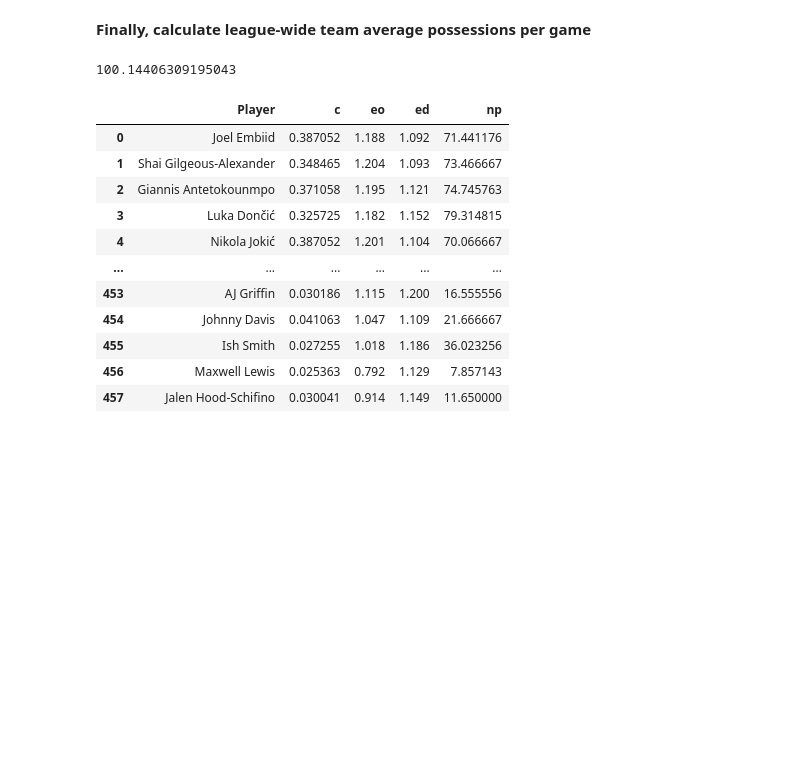
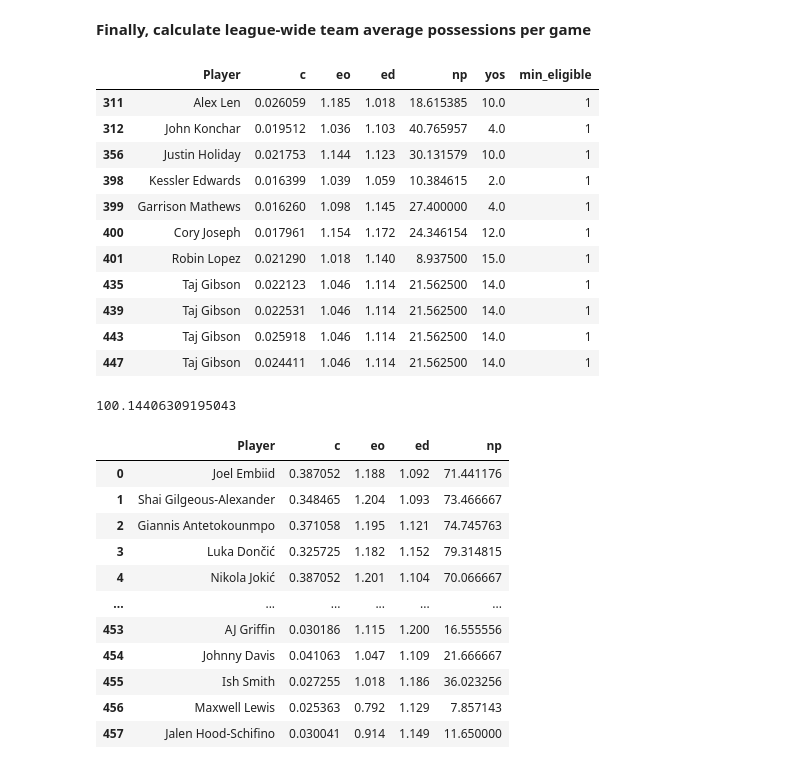
Before and after one commit to nehal-chigurupati/RosterConstruction, a Jupyter notebook: main.ipynb, the cells around one changed output. Saved outputs shown, nothing was run; the diff lists cells and outputs as text; code cells hidden in the pictures; blank space fills up the shorter version.

```diff
--- a/main.ipynb
+++ b/main.ipynb
@@ -123,0 +132,2 @@ def add_np(player_df):
+# %%
+yos = pd.read_csv("PLAYERS_YOS.csv")
@@ -124,3 +164,33 @@ def add_np(player_df):
+# %%
+min_salary_mapping = {
+    0: 953000,
+    1: 1530000,
+    2: 1710000,
+    3: 1780000,
+    4: 1840000,
+    5: 1990000,
+    6: 2150000,
+    7: 2300000,
+    8: 2460000,
+    9: 2470000,
+    10: 2720000
+}
+# %%
+def add_min_eligible(player_df, min_salary_mapping, min_salary_prop_max):
+  min_eligible = []
+  for index, row in player_df.iterrows():
+    if row["yos"] >= 10:
+      yos = 10
+    else:
+      yos = row["yos"]
+
+    if row["c"]* 136000000 <= min_salary_prop_max * min_salary_mapping[yos]:
+      min_eligible.append(1)
+    else:
+      min_eligible.append(0)
+
+  player_df["min_eligible"] = min_eligible
+  return player_df
 # %% [markdown]
 **Finally, calculate league-wide team average possessions per game**
 # %%
@@ -132,4 +202,6 @@ def calculate_league_poss_per_game(fname="team_possession_data.csv"):
 player_costs = get_player_costs()
 player_df = add_eo_ed(player_costs)
 player_df = add_np(player_df)
+player_df = add_yos(player_df)
+player_df = add_min_eligible(player_df.dropna(), min_salary_mapping, 1.5).drop_duplicates()
 team_np = calculate_league_poss_per_game()
@@ -136,3 +210,18 @@ team_np = calculate_league_poss_per_game()
+# %%
+player_df[player_df["min_eligible"] == 1]
+# %% [output]
+|  | Player | c | eo | ed | np | yos | min_eligible |
+| 311 | Alex Len | 0.026059 | 1.185 | 1.018 | 18.615385 | 10.0 | 1 |
+| 312 | John Konchar | 0.019512 | 1.036 | 1.103 | 40.765957 | 4.0 | 1 |
+| 356 | Justin Holiday | 0.021753 | 1.144 | 1.123 | 30.131579 | 10.0 | 1 |
+| 398 | Kessler Edwards | 0.016399 | 1.039 | 1.059 | 10.384615 | 2.0 | 1 |
+| 399 | Garrison Mathews | 0.016260 | 1.098 | 1.145 | 27.400000 | 4.0 | 1 |
+| 400 | Cory Joseph | 0.017961 | 1.154 | 1.172 | 24.346154 | 12.0 | 1 |
+| 401 | Robin Lopez | 0.021290 | 1.018 | 1.140 | 8.937500 | 15.0 | 1 |
+| 435 | Taj Gibson | 0.022123 | 1.046 | 1.114 | 21.562500 | 14.0 | 1 |
+| 439 | Taj Gibson | 0.022531 | 1.046 | 1.114 | 21.562500 | 14.0 | 1 |
+| 443 | Taj Gibson | 0.025918 | 1.046 | 1.114 | 21.562500 | 14.0 | 1 |
+| 447 | Taj Gibson | 0.024411 | 1.046 | 1.114 | 21.562500 | 14.0 | 1 |
 # %%
 team_np
 # %% [output]
```
Also changed, not shown: parts of 16 cells of this notebook, 5 other files.
